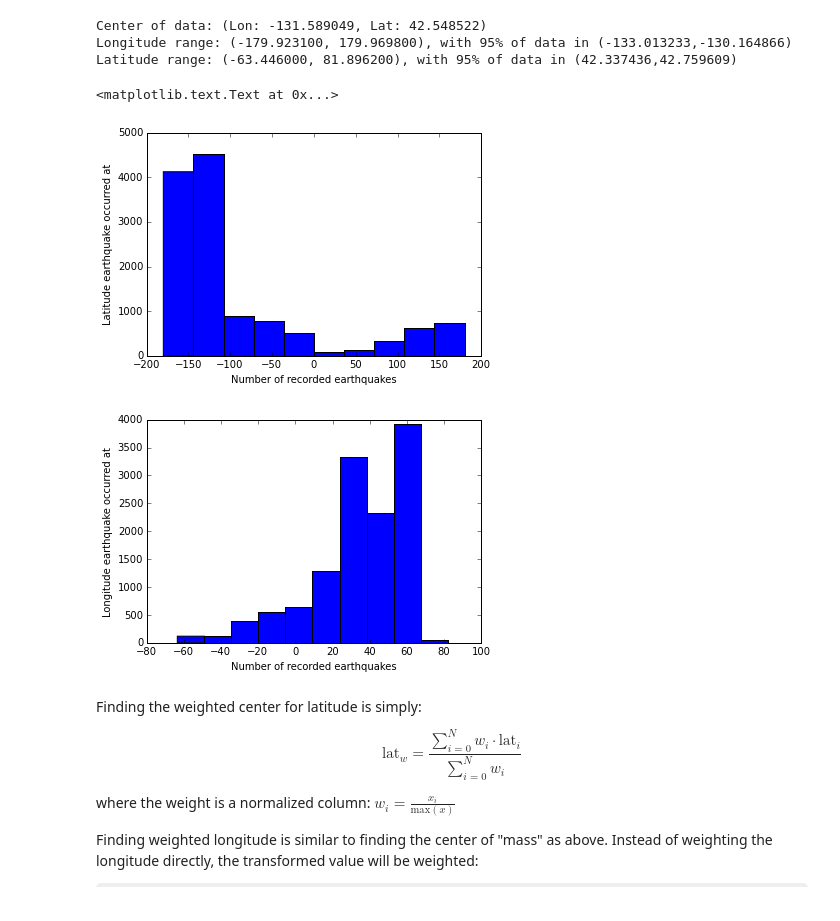
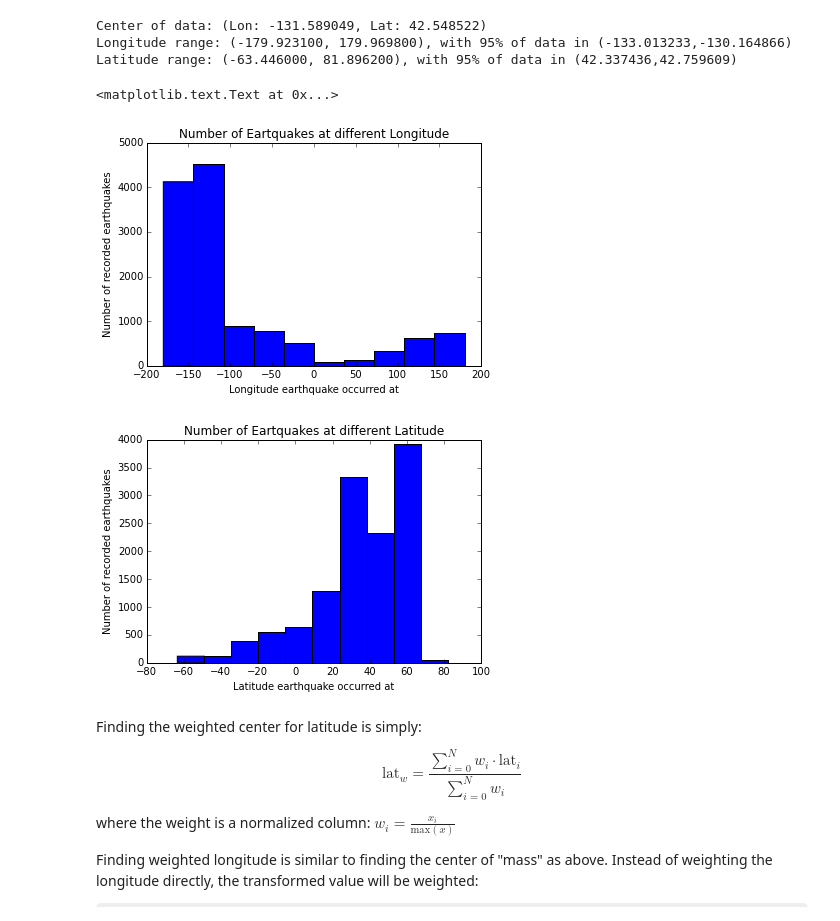
Before and after one commit to andy-esch/tilemath, a Jupyter notebook: dataInformedView.ipynb, the cells around one changed output. Cells and saved outputs as stored; diff of their text form; code cells hidden in the pictures; some formulas as TeX source.

Commit message:
Updated titles, etc.

```diff
--- a/dataInformedView.ipynb
+++ b/dataInformedView.ipynb
@@ -87,16 +89,18 @@ Longitude range: (-179.923100, 179.969800), with 95% of data in (-133.013233,-13
 Latitude range: (-63.446000, 81.896200), with 95% of data in (42.337436,42.759609)
 # %%
 plt.hist(eq_month.longitude,weights=eq_month.mag);
-xlabel("Number of recorded earthquakes")
-ylabel("Latitude earthquake occurred at")
+xlabel("Longitude earthquake occurred at")
+ylabel("Number of recorded earthquakes")
+title("Number of Eartquakes at different Longitude")
 plt.figure();
 plt.hist(eq_month.latitude,weights=eq_month.mag);
-xlabel("Number of recorded earthquakes")
-ylabel("Longitude earthquake occurred at")
+xlabel("Latitude earthquake occurred at")
+ylabel("Number of recorded earthquakes")
+title("Number of Eartquakes at different Latitude")
 # %% [output]
 <matplotlib.text.Text at 0x...>
-[figure, old version]
+[figure, new version]
-[figure, old version]
+[figure, new version]
 # %% [markdown]
 Finding the weighted center for latitude is simply:
 
```
Also changed, not shown: parts of 3 cells of this notebook.
